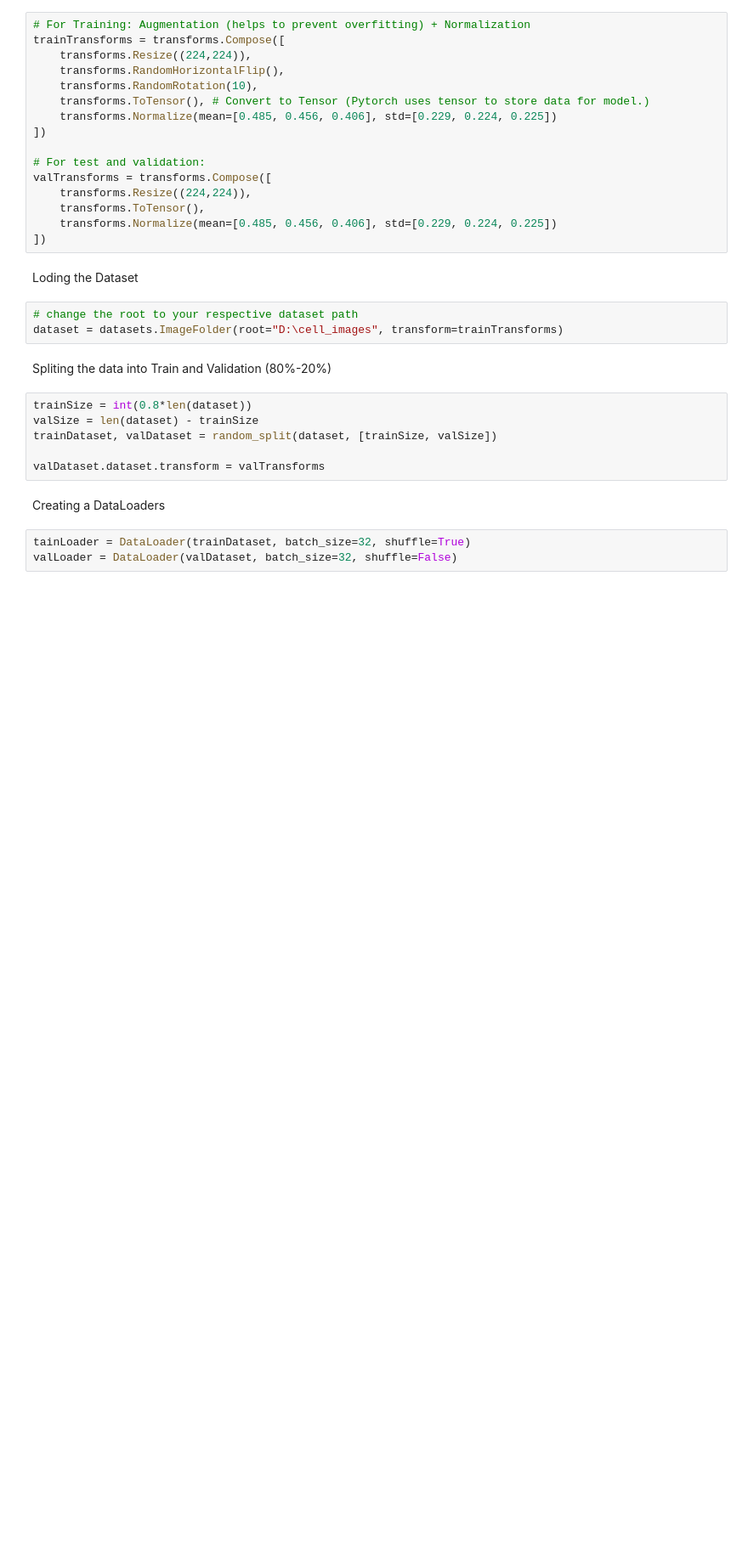
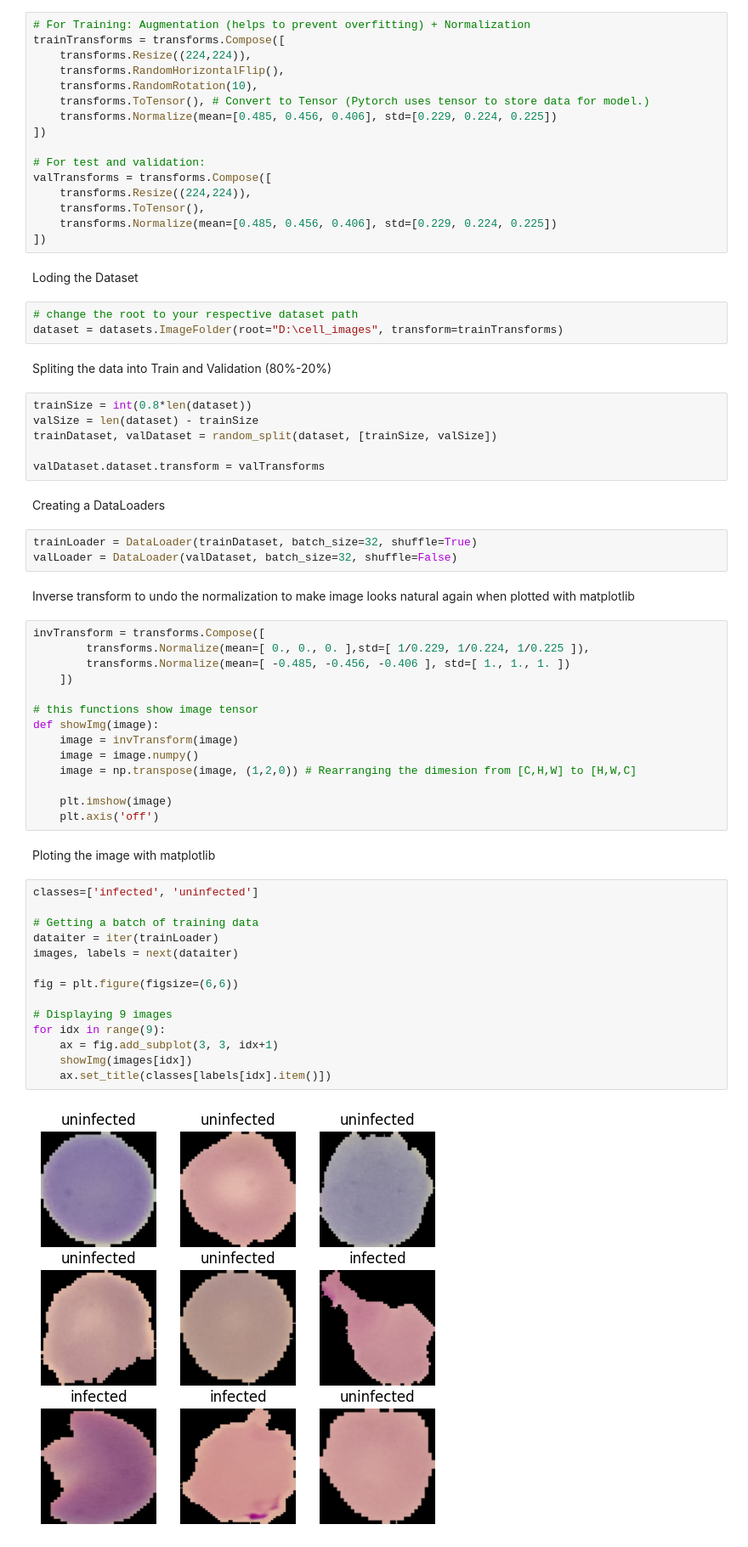
Before and after one commit to Mystery-glitch/MalariaDetection, a Jupyter notebook: notebook/malaraiadetection.ipynb, the cells around one changed output. Shown at 85% size. Saved outputs shown, nothing was run; the diff lists cells and outputs as text; blank space fills up the shorter version.

```diff
--- a/notebook/malaraiadetection.ipynb
+++ b/notebook/malaraiadetection.ipynb
@@ -42,5 +51,39 @@ valDataset.dataset.transform = valTransforms
 # %% [markdown]
 Creating a DataLoaders
 # %%
-tainLoader = DataLoader(trainDataset, batch_size=32, shuffle=True)
+trainLoader = DataLoader(trainDataset, batch_size=32, shuffle=True)
 valLoader = DataLoader(valDataset, batch_size=32, shuffle=False)
+# %% [markdown]
+Inverse transform to undo the normalization to make image looks natural again when plotted with matplotlib
+# %%
+invTransform = transforms.Compose([
+        transforms.Normalize(mean=[ 0., 0., 0. ],std=[ 1/0.229, 1/0.224, 1/0.225 ]),
+        transforms.Normalize(mean=[ -0.485, -0.456, -0.406 ], std=[ 1., 1., 1. ])
+    ])
+
+# this functions show image tensor
+def showImg(image):
+    image = invTransform(image)
+    image = image.numpy()
+    image = np.transpose(image, (1,2,0)) # Rearranging the dimesion from [C,H,W] to [H,W,C]
+
+    plt.imshow(image)
+    plt.axis('off')
+# %% [markdown]
+Ploting the image with matplotlib
+# %%
+classes=['infected', 'uninfected']
+
+# Getting a batch of training data
+dataiter = iter(trainLoader)
+images, labels = next(dataiter)
+
+fig = plt.figure(figsize=(6,6))
+
+# Displaying 9 images
+for idx in range(9):
+    ax = fig.add_subplot(3, 3, idx+1)
+    showImg(images[idx])
+    ax.set_title(classes[labels[idx].item()])
+# %% [output]
+[figure, added]
```
Also changed, not shown: parts of 5 cells of this notebook.
